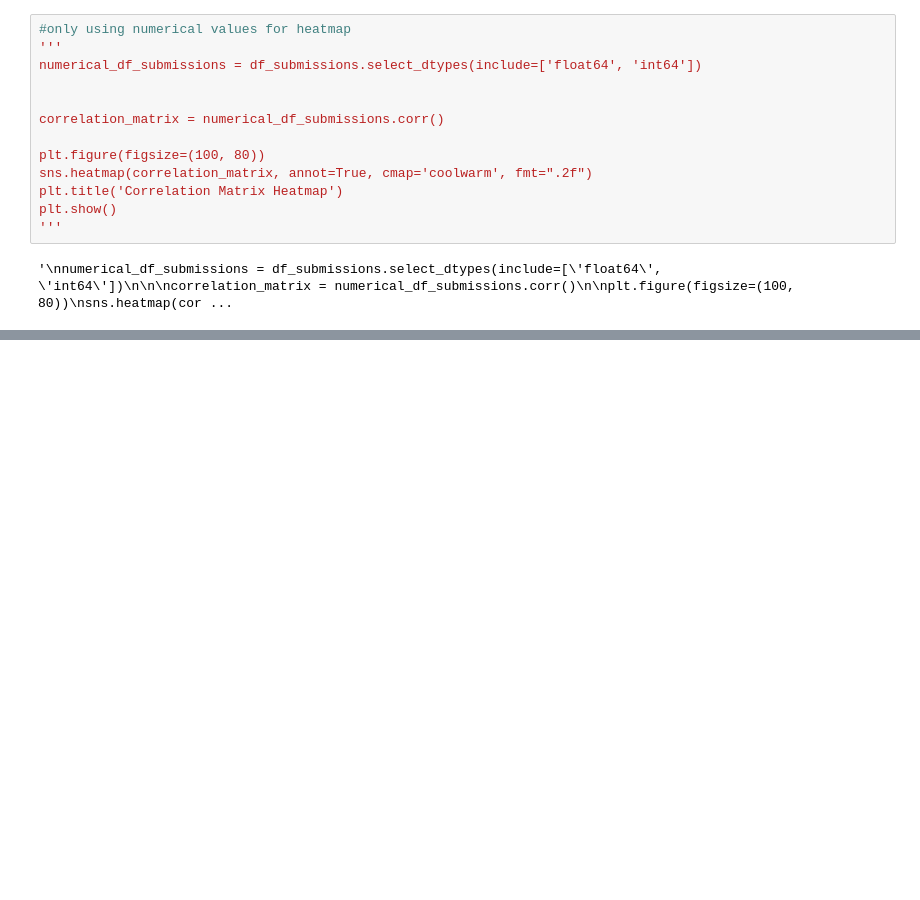
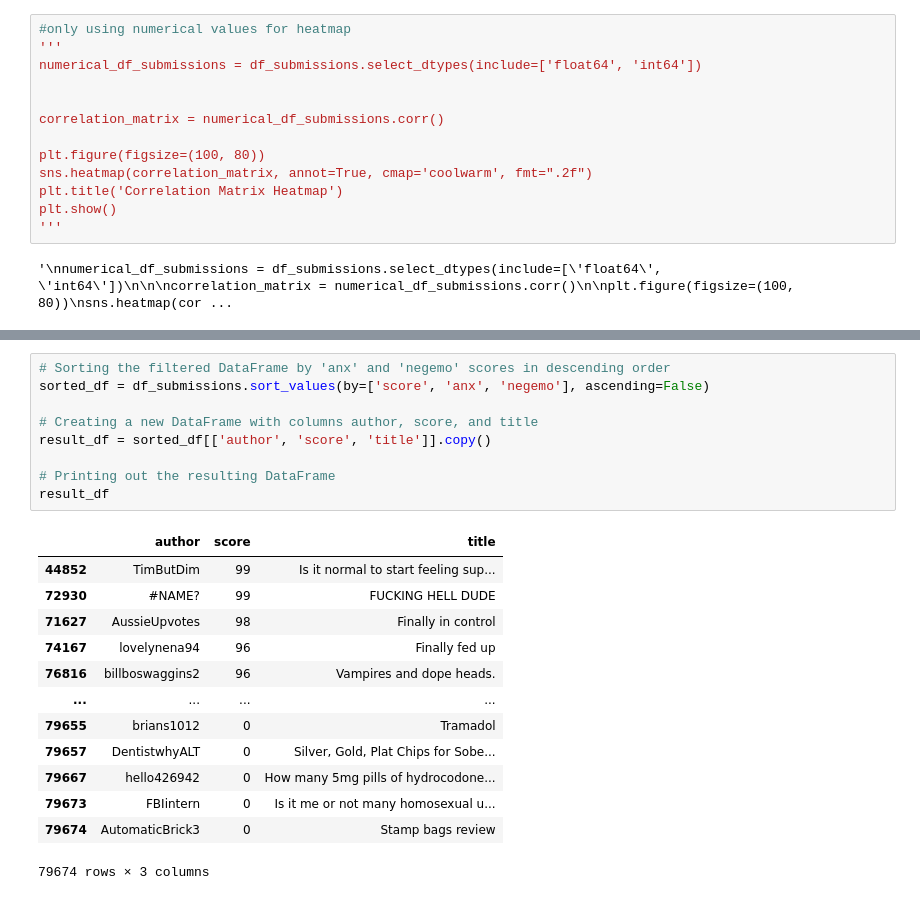
Before and after one commit to uyehaa/Applied-Analytics-Project, a Jupyter notebook: project1.ipynb, the cells around one changed output, grey strips where cells are left out. Saved outputs shown, nothing was run; the diff lists cells and outputs as text; blank space fills up the shorter version.

```diff
--- a/project1.ipynb
+++ b/project1.ipynb
@@ -95,0 +127,23 @@ df_submissions.head()
+# %%
+# Sorting the filtered DataFrame by 'anx' and 'negemo' scores in descending order
+sorted_df = df_submissions.sort_values(by=['score', 'anx', 'negemo'], ascending=False)
+
+# Creating a new DataFrame with columns author, score, and title
+result_df = sorted_df[['author', 'score', 'title']].copy()
+
+# Printing out the resulting DataFrame
+result_df
+# %% [output]
+|  | author | score | title |
+| 44852 | TimButDim | 99 | Is it normal to start feeling sup... |
+| 72930 | #NAME? | 99 | FUCKING HELL DUDE |
+| 71627 | AussieUpvotes | 98 | Finally in control |
+| 74167 | lovelynena94 | 96 | Finally fed up |
+| 76816 | billboswaggins2 | 96 | Vampires and dope heads. |
+| ... | ... | ... | ... |
+| 79655 | brians1012 | 0 | Tramadol |
+| 79657 | DentistwhyALT | 0 | Silver, Gold, Plat Chips for Sobe... |
+| 79667 | hello426942 | 0 | How many 5mg pills of hydrocodone... |
+| 79673 | FBIintern | 0 | Is it me or not many homosexual u... |
+| 79674 | AutomaticBrick3 | 0 | Stamp bags review |
+79674 rows × 3 columns
```
Also changed, not shown: parts of 7 cells of this notebook, 1 other file.
